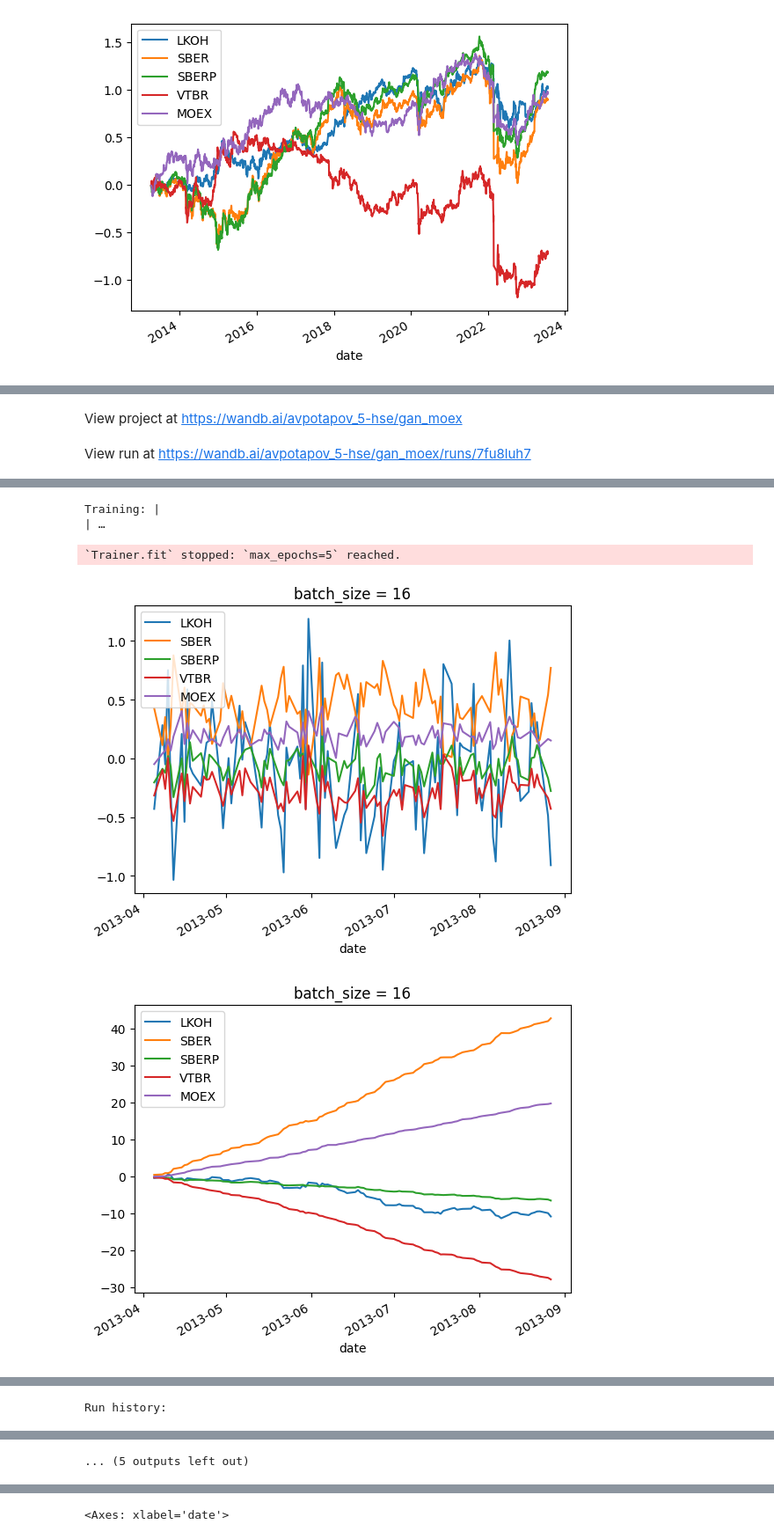
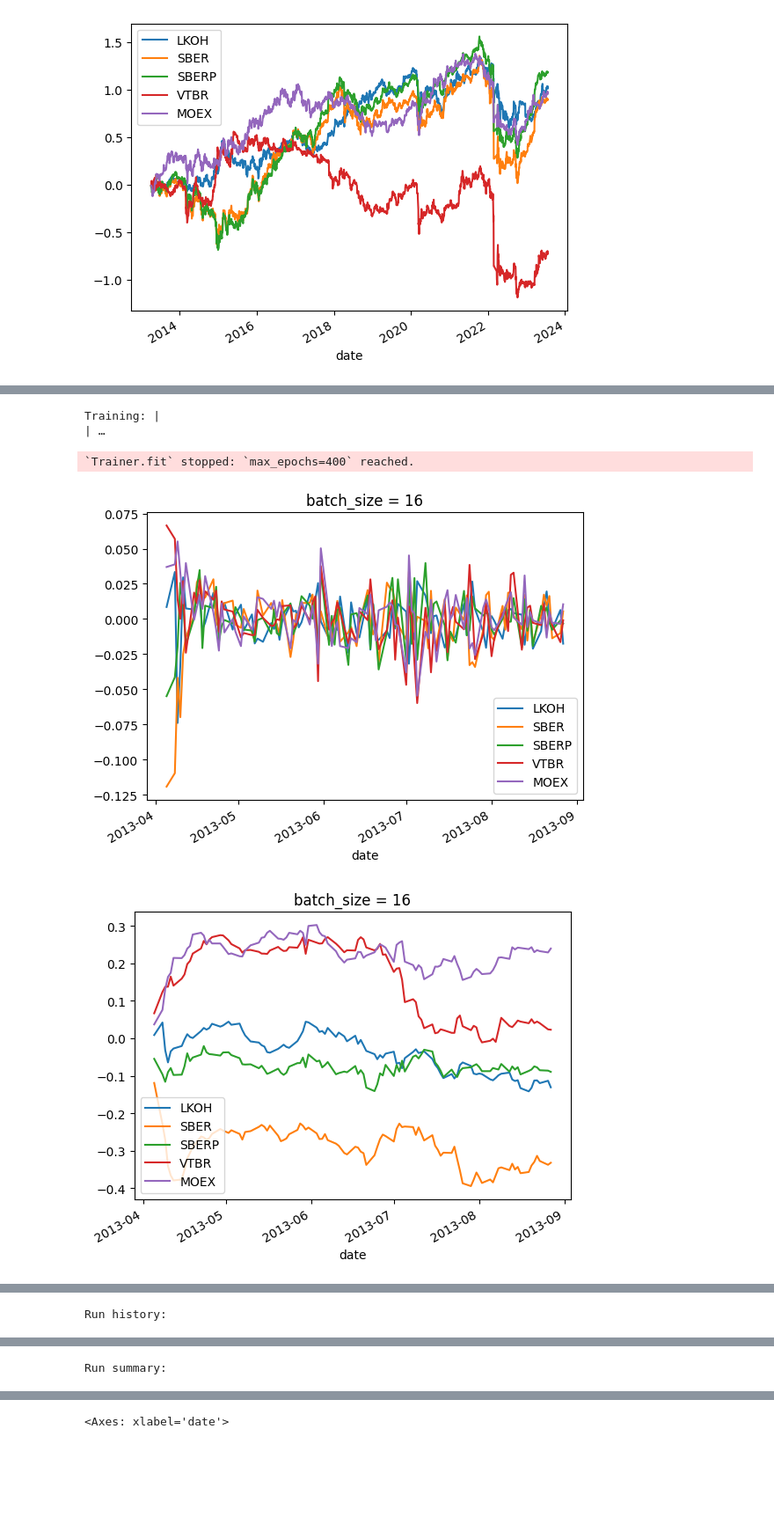
Before and after one commit to Dushese/gan-moex, a Jupyter notebook: research/AIRI tcn gan.ipynb, the cells around one changed output, grey strips where cells are left out. Shown at 88% size. Saved outputs shown, nothing was run; the diff lists cells and outputs as text; code cells hidden in the pictures; blank space fills up the shorter version.

```diff
--- a/research/AIRI tcn gan.ipynb
+++ b/research/AIRI tcn gan.ipynb
@@ -43,10 +43,14 @@ plt.show()
 # %%
 from genrisk.generation import TCNGAN
 # %%
-N_EPOCHS = 5
+N_EPOCHS = 400
 window_size = 360
+# KERNEL_SIZE = 3
 
-for BATCH in ([16]):
+BATCH = 16
+
+
+for KERNEL_SIZE in ([3]):
     wandb.init(
                 project="gan_moex",  # Название проекта в W&B
                 name=f"AIRI генерация log доходности акций",         # AIRI генерация log доходности акций
@@ -57,6 +61,9 @@ for BATCH in ([16]):
                     "architecture": "TCN-GAN AIRI",
                     "dataset": 'log-returs',
                     "N_EPOCHS": N_EPOCHS,
+                    "window_size": window_size,
+                    "kernel_size": KERNEL_SIZE,
+                    "custom_loss": True,
                 }
             )
 
@@ -66,7 +73,7 @@ for BATCH in ([16]):
         hidden_dim=16,
         latent_dim=1,
         num_layers=2,
-        kernel_size=3,
+        kernel_size=KERNEL_SIZE,
         num_disc_steps=3,
         window_size=window_size,
         batch_size=BATCH,
@@ -90,6 +97,7 @@ for BATCH in ([16]):
     wandb.log({"cumsum_generated_samples": wandb.Image(plt)})
     plt.show()
 
+    torch.save(gen.model.gen.state_dict(), f'models/AIRI/TCN/N_EPOCHS_{N_EPOCHS}_KERNEL_SIZE_{KERNEL_SIZE}_window_size_{window_size}.pth')
 
     wandb.finish()
 # %% [output]
@@ -99,25 +104,23 @@ Syncing run AIRI генерация log доходности акций to Weigh
-View project at https://wandb.ai/avpotapov_5-hse/gan_moex
-View run at https://wandb.ai/avpotapov_5-hse/gan_moex/runs/7fu8luh7
 Using default `ModelCheckpoint`. Consider installing `litmodels` package to enable `LitModelCheckpoint` for automatic upload to the Lightning model registry.
 GPU available: False, used: False
 TPU available: False, using: 0 TPU cores
 HPU available: False, using: 0 HPUs
 C:\Python\Lib\site-packages\lightning\pytorch\loggers\wandb.py:397: There is a wandb run already in progress and newly created instances of `WandbLogger` will reuse this run. If this is not desired, c ...
 
   | Name | Type              | Params | Mode
 ---------------------------------------------------
 0 | gen  | _TCNGenerator     | 2.5 K  | train
 1 | disc | _TCNDiscriminator | 2.7 K  | train
 ---------------------------------------------------
 5.3 K     Trainable params
 0         Non-trainable params
 5.3 K     Total params
 0.021     Total estimated model params size (MB)
 24        Modules in train mode
 0         Modules in eval mode
 Training: |                                                                                                 | …
-`Trainer.fit` stopped: `max_epochs=5` reached.
+`Trainer.fit` stopped: `max_epochs=400` reached.
-[figure, old version]
+[figure, new version]
-[figure, old version]
+[figure, new version]
 [interactive output not drawn]
 Run history:
@@ -124 +134 @@ Run history:
-... (5 outputs left out)
+Run summary:
```
Also changed, not shown: parts of 18 cells of this notebook, 7 other files.
